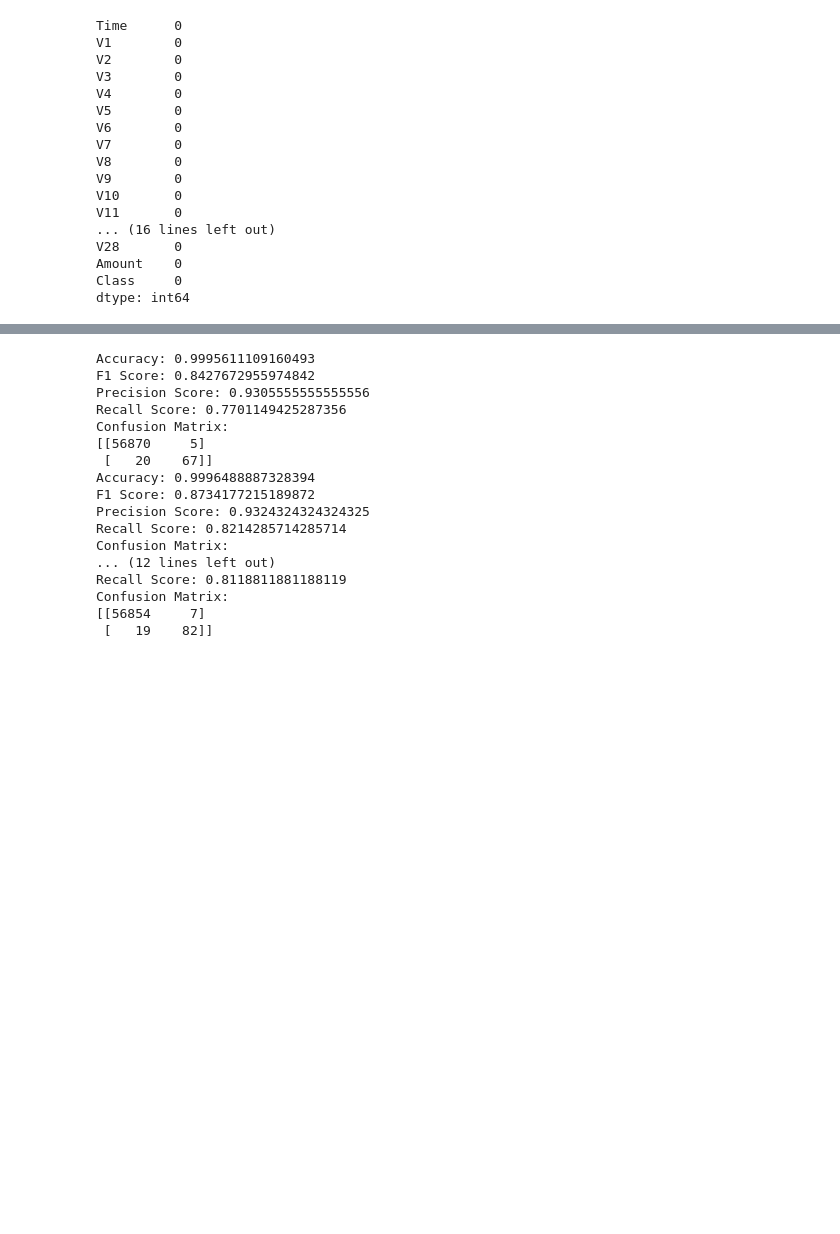
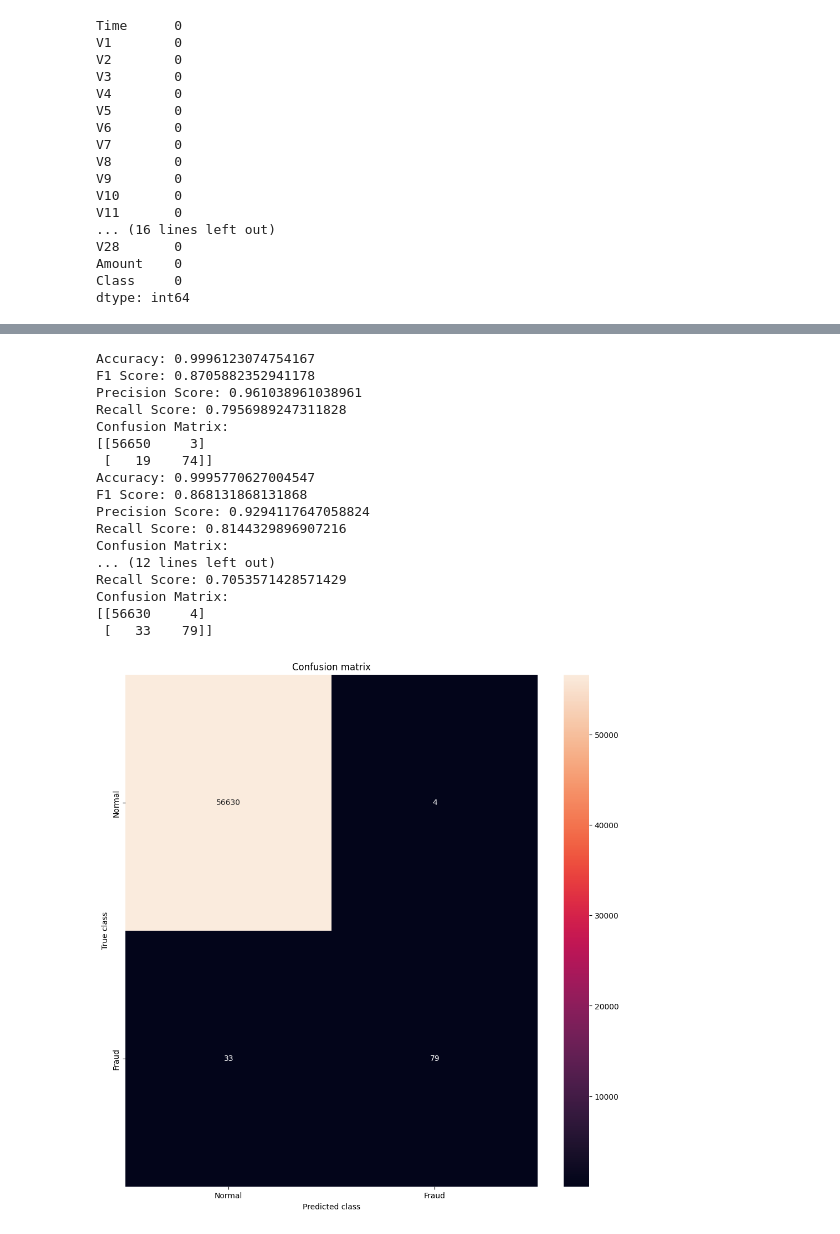
Before and after one commit to cse-kiet/PCSE24-19, a Jupyter notebook: RFC_UBD.ipynb, the cells around one changed output, grey strips where cells are left out. Cells and saved outputs as stored; diff of their text form; code cells hidden in the pictures; blank space fills up the shorter version.

```diff
--- a/RFC_UBD.ipynb
+++ b/RFC_UBD.ipynb
@@ -8,6 +18,6 @@ from sklearn.metrics import f1_score, precision_score, recall_score, confusion_m
 # %%
 # Step 1: Load the dataset
-data = pd.read_csv("creditcard_fraud_eur.csv")
+data =pd.read_csv("/content/drive/MyDrive/Major Projecct/creditcard.csv")
 # %%
 data.head()
 # %% [output]
@@ -53,19 +87,14 @@ Amount    0
 Class     0
 dtype: int64
 # %%
-data.loc[:, data.columns!='Class'].fillna(data.mean(), inplace=True)
-
-print(data["Class"].unique())
-
+data.fillna(data.mean(), inplace=True)
 # Separate features and target variable
-X = data.drop("Class", axis=1)  # Replace "target_column_name" with your actual target column name
+X = data.drop("Class", axis=1)
 y = data["Class"]
 y.fillna(1, inplace=True)
 
-print(data["Class"].unique())
-
-# Perform label encoding for categorical variables (if any)
+# Perform label encoding for categorical variables
 label_encoder = LabelEncoder()
-categorical_cols = X.columns  # Replace with your actual categorical column names
+categorical_cols = X.columns
 for col in categorical_cols:
     X[col] = label_encoder.fit_transform(X[col])
@@ -115,15 +126,22 @@ y = data['Class']
 # %%
 #Split the dataset into training and testing sets
 for i in range(1, 5):
-  X_train, X_test, y_train, y_test = train_test_split(X, y, test_size=0.2, random_state=i)
+  r = random.randint(1,100)
+  X_train, X_test, y_train, y_test = train_test_split(X, y, test_size=0.2, random_state=r)
+  # smote = SMOTE(random_state=r)
+  # X_train_resampled, y_train_resampled = smote.fit_resample(X_train, y_train)
+
+    # Apply Robust Scaling to the features
   scaler = RobustScaler()
-  X_train = scaler.fit_transform(X_train)
+  X_train_scaled = scaler.fit_transform(X_train)
   X_test = scaler.transform(X_test)
-  clf = RandomForestClassifier(random_state=i)
-  clf.fit(X_train, y_train)
-  y_pred = clf.predict(X_test)
+  classifier = RandomForestClassifier(random_state=i)
+  # Create and train the RANDOM FOREST Classifier
+  classifier.fit(X_train_scaled, y_train)
+  # Make predictions on the test set
+  y_pred = classifier.predict(X_test)
   # Model Accuracy, how often is the classifier correct?
-  print("Accuracy:",metrics.accuracy_score(y_test, y_pred))
+  print("Accuracy:",accuracy_score(y_test, y_pred))
   f1 = f1_score(y_test, y_pred)
   precision = precision_score(y_test, y_pred)
   recall = recall_score(y_test, y_pred)
@@ -135,20 +153,32 @@ for i in range(1, 5):
   print("Confusion Matrix:")
   print(confusion)
 # %% [output]
-Accuracy: 0.9995611109160493
-F1 Score: 0.8427672955974842
-Precision Score: 0.9305555555555556
-Recall Score: 0.7701149425287356
+Accuracy: 0.9996123074754167
+F1 Score: 0.8705882352941178
+Precision Score: 0.961038961038961
+Recall Score: 0.7956989247311828
 Confusion Matrix:
-[[56870     5]
- [   20    67]]
-Accuracy: 0.9996488887328394
-F1 Score: 0.8734177215189872
-Precision Score: 0.9324324324324325
-Recall Score: 0.8214285714285714
+[[56650     3]
+ [   19    74]]
+Accuracy: 0.9995770627004547
+F1 Score: 0.868131868131868
+Precision Score: 0.9294117647058824
+Recall Score: 0.8144329896907216
 Confusion Matrix:
 ... (12 lines left out)
-Recall Score: 0.8118811881188119
+Recall Score: 0.7053571428571429
 Confusion Matrix:
-[[56854     7]
- [   19    82]]
+[[56630     4]
+ [   33    79]]
+# %%
+#visulalizing the confusion matrix
+LABELS = ['Normal', 'Fraud']
+conf_matrix = confusion_matrix(y_test, y_pred)
+plt.figure(figsize =(12, 12))
+sns.heatmap(conf_matrix, xticklabels = LABELS, yticklabels = LABELS, annot = True, fmt ="d");
+plt.title("Confusion matrix")
+plt.ylabel('True class')
+plt.xlabel('Predicted class')
+plt.show()
+# %% [output]
+[figure, added]
```
Also changed, not shown: parts of 5 cells of this notebook, 4 other files.
